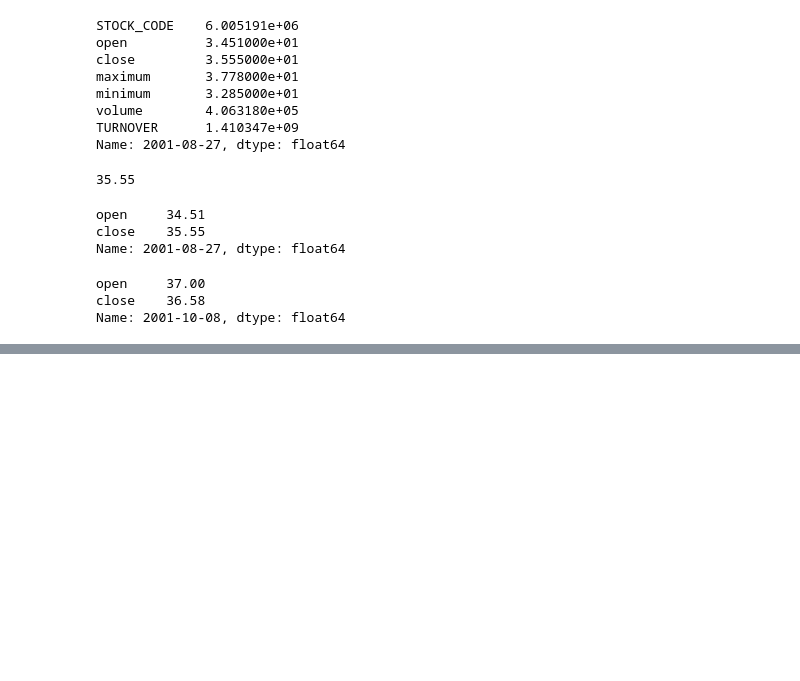
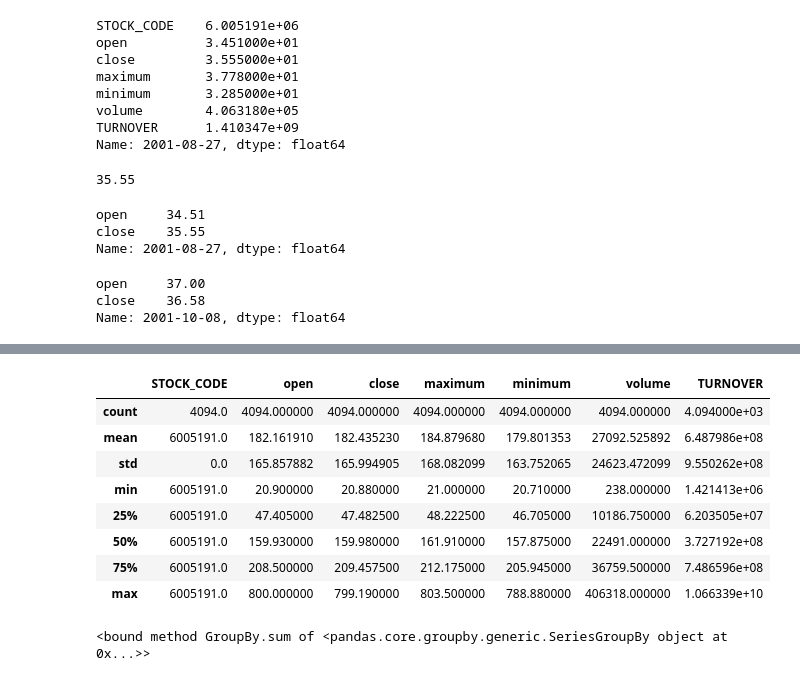
Before and after one commit to 3053063553/li, a Jupyter notebook: 05-dataframe.ipynb, the cells around one changed output, grey strips where cells are left out. Cells and saved outputs as stored; diff of their text form; code cells hidden in the pictures; blank space fills up the shorter version.

```diff
--- a/05-dataframe.ipynb
+++ b/05-dataframe.ipynb
@@ -163,0 +262,12 @@ Name: 2001-10-08, dtype: float64
+# %%
+贵州茅台.describe()
+# %% [output]
+|  | STOCK_CODE | open | close | maximum | minimum | volume | TURNOVER |
+| count | 4094.0 | 4094.000000 | 4094.000000 | 4094.000000 | 4094.000000 | 4094.000000 | 4.094000e+03 |
+| mean | 6005191.0 | 182.161910 | 182.435230 | 184.879680 | 179.801353 | 27092.525892 | 6.487986e+08 |
+| std | 0.0 | 165.857882 | 165.994905 | 168.082099 | 163.752065 | 24623.472099 | 9.550262e+08 |
+| min | 6005191.0 | 20.900000 | 20.880000 | 21.000000 | 20.710000 | 238.000000 | 1.421413e+06 |
+| 25% | 6005191.0 | 47.405000 | 47.482500 | 48.222500 | 46.705000 | 10186.750000 | 6.203505e+07 |
+| 50% | 6005191.0 | 159.930000 | 159.980000 | 161.910000 | 157.875000 | 22491.000000 | 3.727192e+08 |
+| 75% | 6005191.0 | 208.500000 | 209.457500 | 212.175000 | 205.945000 | 36759.500000 | 7.486596e+08 |
+| max | 6005191.0 | 800.000000 | 799.190000 | 803.500000 | 788.880000 | 406318.000000 | 1.066339e+10 |
@@ -163,0 +280,8 @@ Name: 2001-10-08, dtype: float64
+# %%
+df=pd.DataFrame({
+    "name":["A","B","C","B","C","A","C"],
+    "value":[1,3,7,2,4,3,1]
+})
+df.groupby("name")["value"].sum
+# %% [output]
+<bound method GroupBy.sum of <pandas.core.groupby.generic.SeriesGroupBy object at 0x...>>
```
Also changed, not shown: parts of 10 cells of this notebook, 1 other file.
